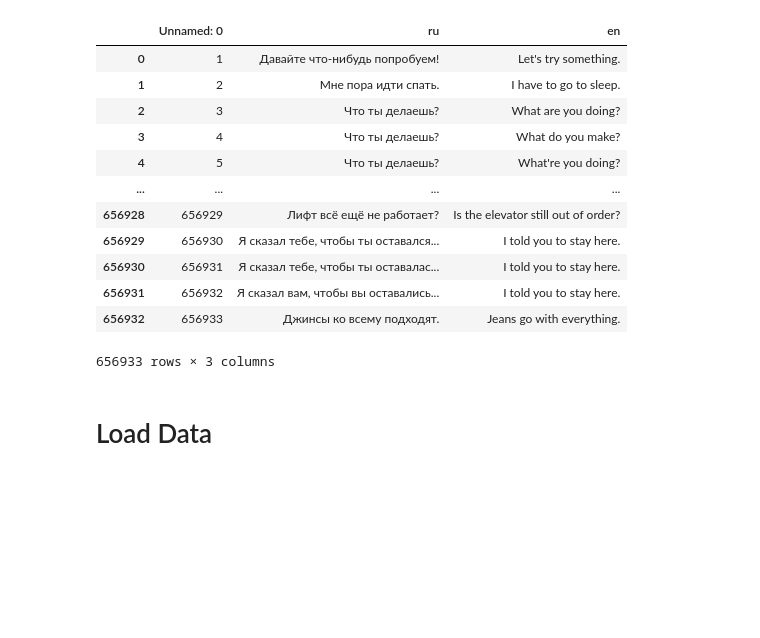
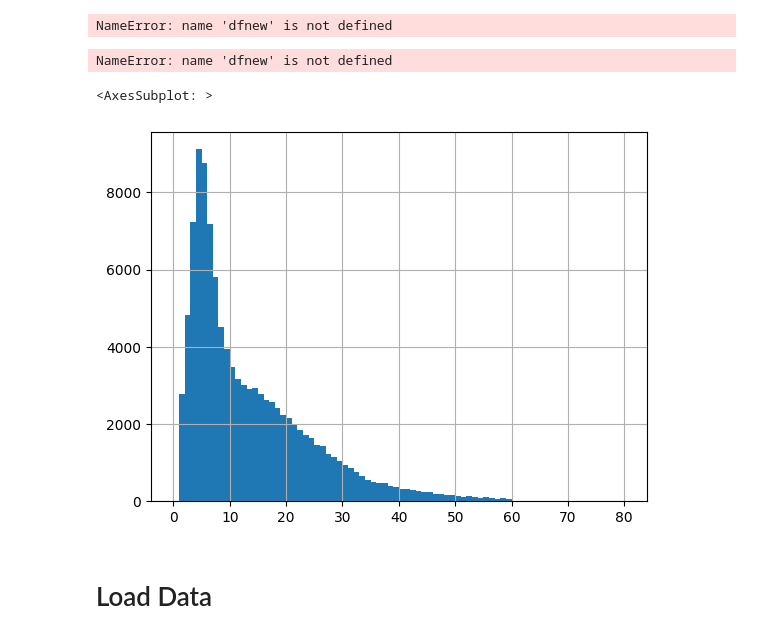
Before and after one commit to willsutcliffe/translation, a Jupyter notebook: Evaluation_pytorch.ipynb, the cells around one changed output. Drawn from its saved outputs; the diff is of its cells as text; code cells hidden in the pictures; blank space fills up the shorter version.

```diff
--- a/Evaluation_pytorch.ipynb
+++ b/Evaluation_pytorch.ipynb
@@ -1,10 +3,21 @@
 # %%
 import pandas as pd
-
+import numpy as np
 
 file = "en_fr"
-df1 = pd.read_csv("/home/sutclw/Work/Preparation/Projects/translation/Notebooks/en_ru.csv")
-df2 = pd.read_csv("/home/sutclw/Work/Preparation/Projects/translation/Notebooks/en_ru_2.csv")
+#df = pd.read_csv("/home/sutclw/Work/Preparation/Projects/translation/Notebooks/en_ru.csv")
+#df2 = pd.read_csv("/home/sutclw/Work/Preparation/Projects/translation/Notebooks/en_ru_2.csv")
+#df = pd.read_csv("/home/sutclw/Work/Preparation/Projects/translation/Notebooks/de_en.csv")
+df1 = pd.read_csv("/home/sutclw/Work/Preparation/Projects/translation/Data/en_ru_1m_yandex.csv")
+df2 = pd.read_csv("/home/sutclw/Work/Preparation/Projects/translation/Data/sub.csv")[:30000:]
+df3 = pd.read_csv("/home/sutclw/Work/Preparation/Projects/translation/Data/en_ru.csv")[:30000]
+df4 = pd.read_csv("/home/sutclw/Work/Preparation/Projects/translation/Data/news.csv")[:30000]
+df2 = df2.dropna()
+df2 = df2.drop_duplicates()
+df = pd.concat([df1,df2,df3,df4])
+df = df.reset_index()
 
-#df = df1.append(df2)
-df1.to_csv("test.csv")
+df['lenru'] = df.ru.apply(lambda x:len(x.split()))
+df['lenen'] = df.en.apply(lambda x:len(x.split()))
+df = df.loc[ (df.lenen < 60) & (df.lenru < 60)]
+df.to_csv("test.csv")
@@ -11,19 +40,18 @@ df1.to_csv("test.csv")
 # %%
-df1
+ns = dfnew.ru.apply(lambda x:len(x.split()))
 # %% [output]
-|  | Unnamed: 0 | ru | en |
-| 0 | 1 | Давайте что-нибудь попробуем! | Let's try something. |
-| 1 | 2 | Мне пора идти спать. | I have to go to sleep. |
-| 2 | 3 | Что ты делаешь? | What are you doing? |
-| 3 | 4 | Что ты делаешь? | What do you make? |
-| 4 | 5 | Что ты делаешь? | What're you doing? |
-| ... | ... | ... | ... |
-| 656928 | 656929 | Лифт всё ещё не работает? | Is the elevator still out of order? |
-| 656929 | 656930 | Я сказал тебе, чтобы ты оставался... | I told you to stay here. |
-| 656930 | 656931 | Я сказал тебе, чтобы ты оставалас... | I told you to stay here. |
-| 656931 | 656932 | Я сказал вам, чтобы вы оставались... | I told you to stay here. |
-| 656932 | 656933 | Джинсы ко всему подходят. | Jeans go with everything. |
-656933 rows × 3 columns
+NameError: name 'dfnew' is not defined
+# %%
+len(dfnew)
+# %% [output]
+NameError: name 'dfnew' is not defined
+# %%
+import matplotlib.pyplot as plt
+
+df.lenru.hist(range=(0,80),bins=80)
+# %% [output]
+<AxesSubplot: >
+[figure, added]
 # %% [markdown]
 # Load Data
 # %%
```
Also changed, not shown: parts of 35 cells of this notebook, 4 other files.
